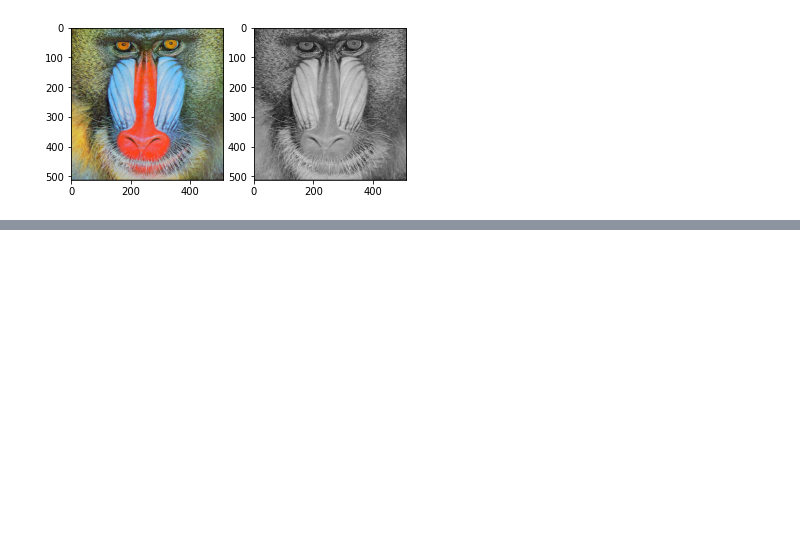
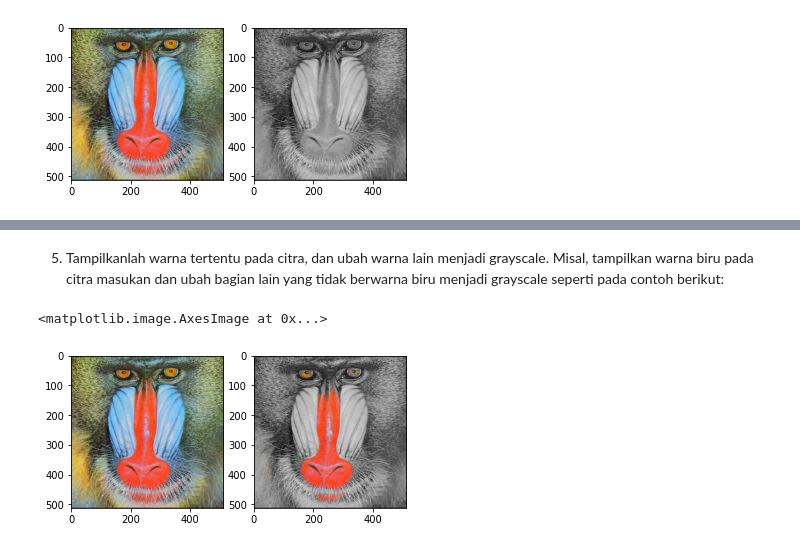
Before and after one commit to 11DiajengNidzom/PCVK_Genap_2023, a Jupyter notebook: Week3.ipynb, the cells around one changed output, grey strips where cells are left out. Drawn from its saved outputs; the diff is of its cells as text; code cells hidden in the pictures; blank space fills up the shorter version.

```diff
--- a/Week3.ipynb
+++ b/Week3.ipynb
@@ -201,0 +221,20 @@ Lightness
+# %% [markdown]
+5. Tampilkanlah warna tertentu pada citra, dan ubah warna lain menjadi grayscale. Misal,
+tampilkan warna biru pada citra masukan dan ubah bagian lain yang tidak berwarna
+biru menjadi grayscale seperti pada contoh berikut:
+# %%
+image3 = cv.imread('/content/drive/MyDrive/PCVK/Images/mandrill.tiff')
+image3 = cv.cvtColor(image3, cv.COLOR_BGR2RGB)
+
+one_color= np.array(image3)
+for y in range(image3.shape[0]):
+    for x in range(image3.shape[1]):
+        if (one_color[y,x,0] < 200 or one_color[y,x,1] > 140):
+            one_color[y,x]= np.mean(one_color[y,x])
+
+fig, ax = plt.subplots(1,2)
+ax[0].imshow(image3)
+ax[1].imshow(one_color)
+# %% [output]
+<matplotlib.image.AxesImage at 0x...>
+[figure, added]
```
Also changed, not shown: parts of 15 cells of this notebook.
